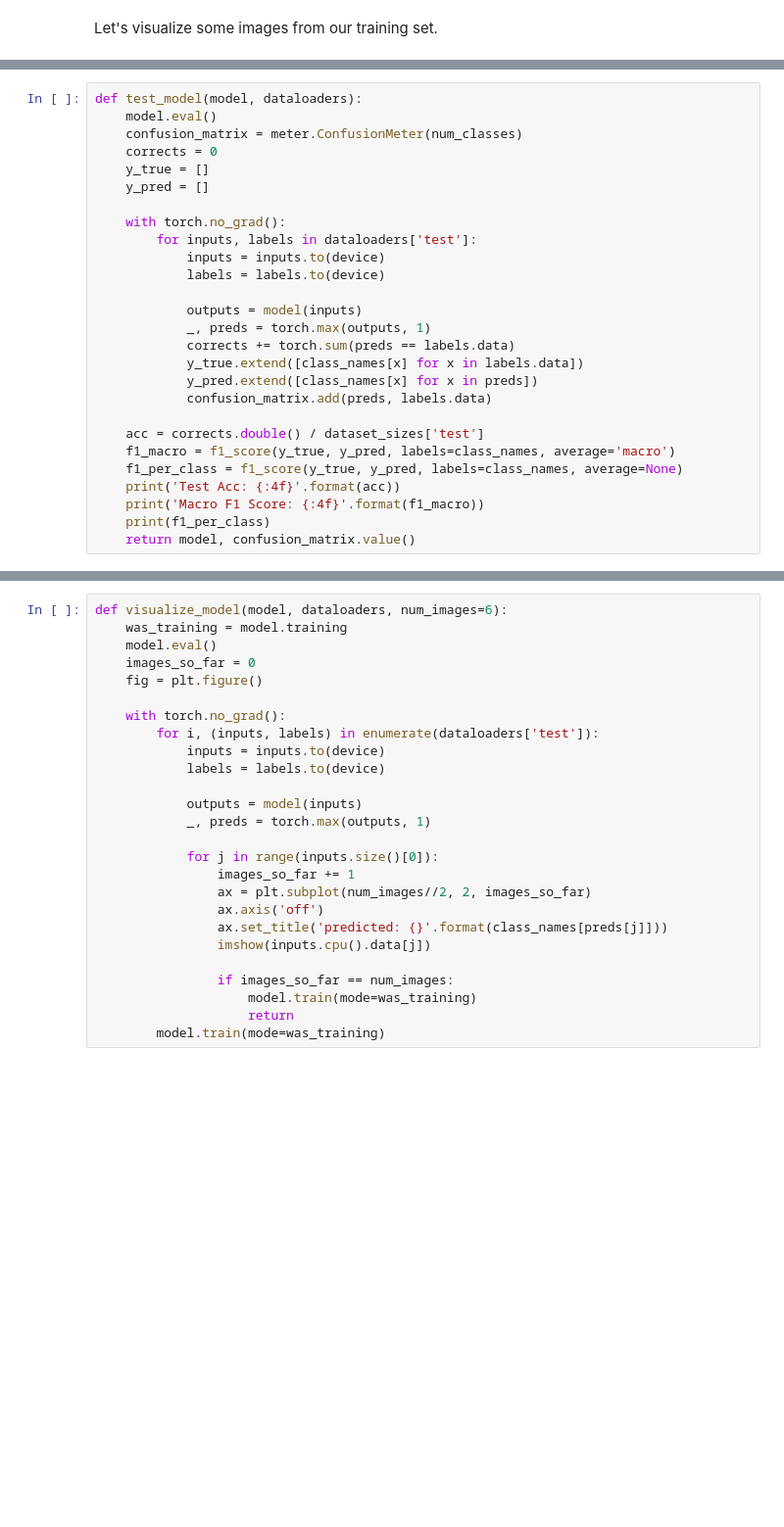
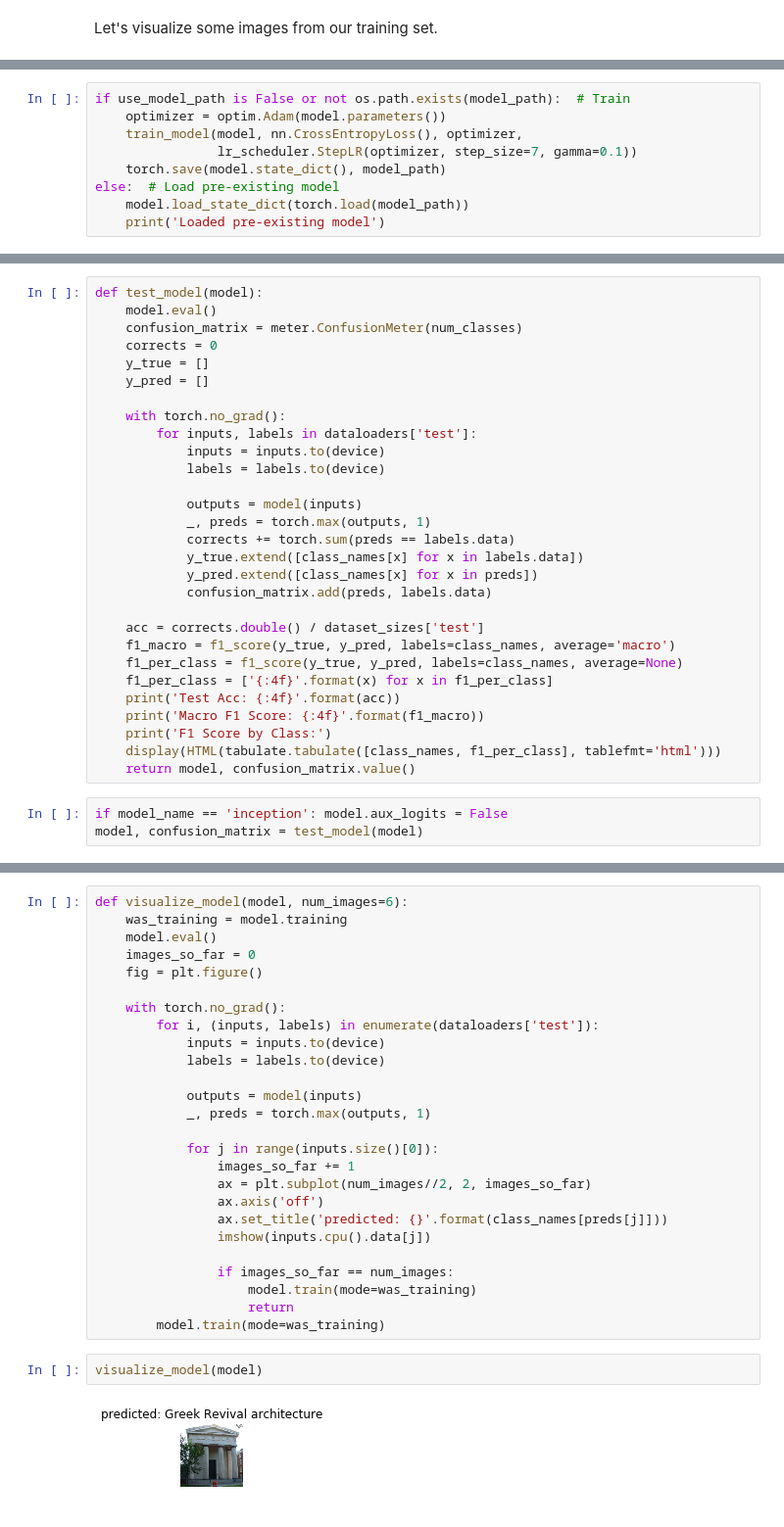
Before and after one commit to carolineh101/deep-learning-architecture, a Jupyter notebook: classify.ipynb, the cells around one changed output, grey strips where cells are left out. Shown: that part at 98% size. Cells and saved outputs as stored; diff of their text form; blank space fills up the shorter version.

Commit message:
Modify and comment code for single model

```diff
--- a/classify.ipynb
+++ b/classify.ipynb
@@ -223,3 +268,12 @@ def train_model(model, dataloaders, criterion, optimizer, scheduler, num_epochs=
     # load best model weights
     model.load_state_dict(best_model_wts)
     return model
+# %%
+if use_model_path is False or not os.path.exists(model_path):  # Train
+    optimizer = optim.Adam(model.parameters())
+    train_model(model, nn.CrossEntropyLoss(), optimizer,
+                lr_scheduler.StepLR(optimizer, step_size=7, gamma=0.1))
+    torch.save(model.state_dict(), model_path)
+else:  # Load pre-existing model
+    model.load_state_dict(torch.load(model_path))
+    print('Loaded pre-existing model')
@@ -226,5 +286,5 @@ def train_model(model, dataloaders, criterion, optimizer, scheduler, num_epochs=
 # %%
-def test_model(model, dataloaders):
+def test_model(model):
     model.eval()
     confusion_matrix = meter.ConfusionMeter(num_classes)
     corrects = 0
@@ -246,7 +306,12 @@ def test_model(model, dataloaders):
     acc = corrects.double() / dataset_sizes['test']
     f1_macro = f1_score(y_true, y_pred, labels=class_names, average='macro')
     f1_per_class = f1_score(y_true, y_pred, labels=class_names, average=None)
+    f1_per_class = ['{:4f}'.format(x) for x in f1_per_class]
     print('Test Acc: {:4f}'.format(acc))
     print('Macro F1 Score: {:4f}'.format(f1_macro))
-    print(f1_per_class)
+    print('F1 Score by Class:')
+    display(HTML(tabulate.tabulate([class_names, f1_per_class], tablefmt='html')))
     return model, confusion_matrix.value()
+# %%
+if model_name == 'inception': model.aux_logits = False
+model, confusion_matrix = test_model(model)
@@ -253,5 +326,5 @@ def test_model(model, dataloaders):
 # %%
-def visualize_model(model, dataloaders, num_images=6):
+def visualize_model(model, num_images=6):
     was_training = model.training
     model.eval()
     images_so_far = 0
@@ -276,3 +349,7 @@ def visualize_model(model, dataloaders, num_images=6):
                     model.train(mode=was_training)
                     return
         model.train(mode=was_training)
+# %%
+visualize_model(model)
+# %% [output]
+[figure, added]
```
Also changed, not shown: parts of 31 cells of this notebook.
